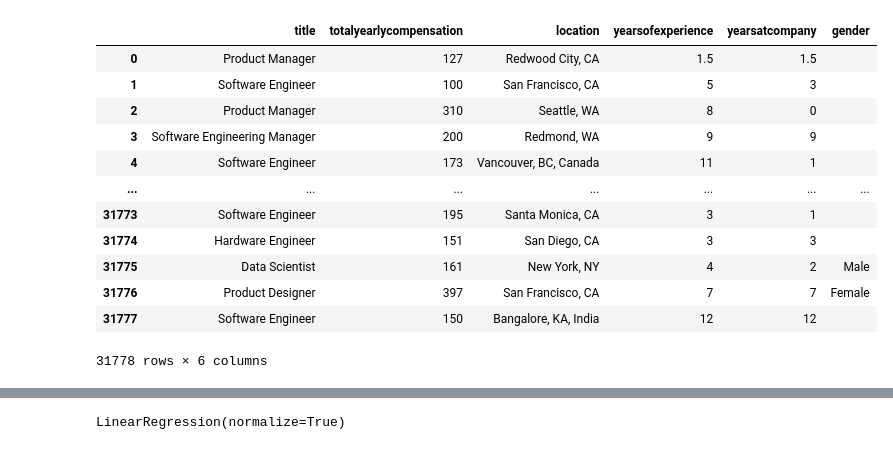
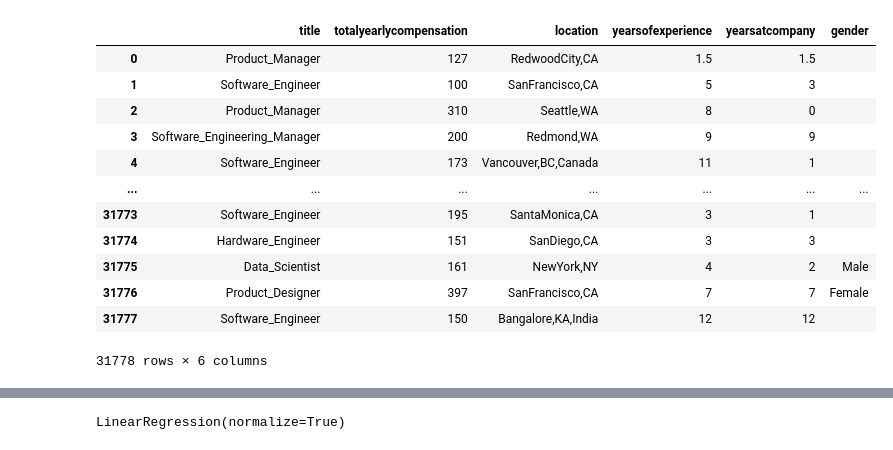
Before and after one commit to MLH-Fellowship/salary-io, a Jupyter notebook: model-Copy1.ipynb, the cells around one changed output, grey strips where cells are left out. Drawn from its saved outputs; the diff is of its cells as text; code cells hidden in the pictures.

```diff
--- a/model-Copy1.ipynb
+++ b/model-Copy1.ipynb
@@ -6,30 +6,33 @@ import json
 # %%
 with open('salaryData.json') as f:
     data = json.load(f)
 
 dataset = pd.DataFrame(data)
 
 # columns not used in model
 columns = ['timestamp', 'otherdetails', 'dmaid', 'rowNumber',
             'company', 'cityid',
            'level', 'tag', 'bonus', 'basesalary', 'stockgrantvalue'] # TODO: consider adding these to model
 dataset.drop(columns, inplace=True, axis=1)
 dataset = dataset.drop_duplicates()
 dataset.reset_index(drop=True, inplace=True)
+dataset['location'] = dataset['location'].str.replace(" ", "")
+# print(dataset['title'][0].replace(" ", "_"))
+dataset = dataset.replace(' ', '_', regex=True)
 dataset
 # %% [output]
 |  | title | totalyearlycompensation | location | yearsofexperience | yearsatcompany | gender |
-| 0 | Product Manager | 127 | Redwood City, CA | 1.5 | 1.5 |  |
-| 1 | Software Engineer | 100 | San Francisco, CA | 5 | 3 |  |
-| 2 | Product Manager | 310 | Seattle, WA | 8 | 0 |  |
-| 3 | Software Engineering Manager | 200 | Redmond, WA | 9 | 9 |  |
-| 4 | Software Engineer | 173 | Vancouver, BC, Canada | 11 | 1 |  |
+| 0 | Product_Manager | 127 | RedwoodCity,CA | 1.5 | 1.5 |  |
+| 1 | Software_Engineer | 100 | SanFrancisco,CA | 5 | 3 |  |
+| 2 | Product_Manager | 310 | Seattle,WA | 8 | 0 |  |
+| 3 | Software_Engineering_Manager | 200 | Redmond,WA | 9 | 9 |  |
+| 4 | Software_Engineer | 173 | Vancouver,BC,Canada | 11 | 1 |  |
 | ... | ... | ... | ... | ... | ... | ... |
-| 31773 | Software Engineer | 195 | Santa Monica, CA | 3 | 1 |  |
-| 31774 | Hardware Engineer | 151 | San Diego, CA | 3 | 3 |  |
-| 31775 | Data Scientist | 161 | New York, NY | 4 | 2 | Male |
-| 31776 | Product Designer | 397 | San Francisco, CA | 7 | 7 | Female |
-| 31777 | Software Engineer | 150 | Bangalore, KA, India | 12 | 12 |  |
+| 31773 | Software_Engineer | 195 | SantaMonica,CA | 3 | 1 |  |
+| 31774 | Hardware_Engineer | 151 | SanDiego,CA | 3 | 3 |  |
+| 31775 | Data_Scientist | 161 | NewYork,NY | 4 | 2 | Male |
+| 31776 | Product_Designer | 397 | SanFrancisco,CA | 7 | 7 | Female |
+| 31777 | Software_Engineer | 150 | Bangalore,KA,India | 12 | 12 |  |
 31778 rows × 6 columns
 # %%
 dataset["totalyearlycompensation"] = pd.to_numeric(dataset["totalyearlycompensation"])
```
Also changed, not shown: parts of 5 cells of this notebook, 5 other files.
